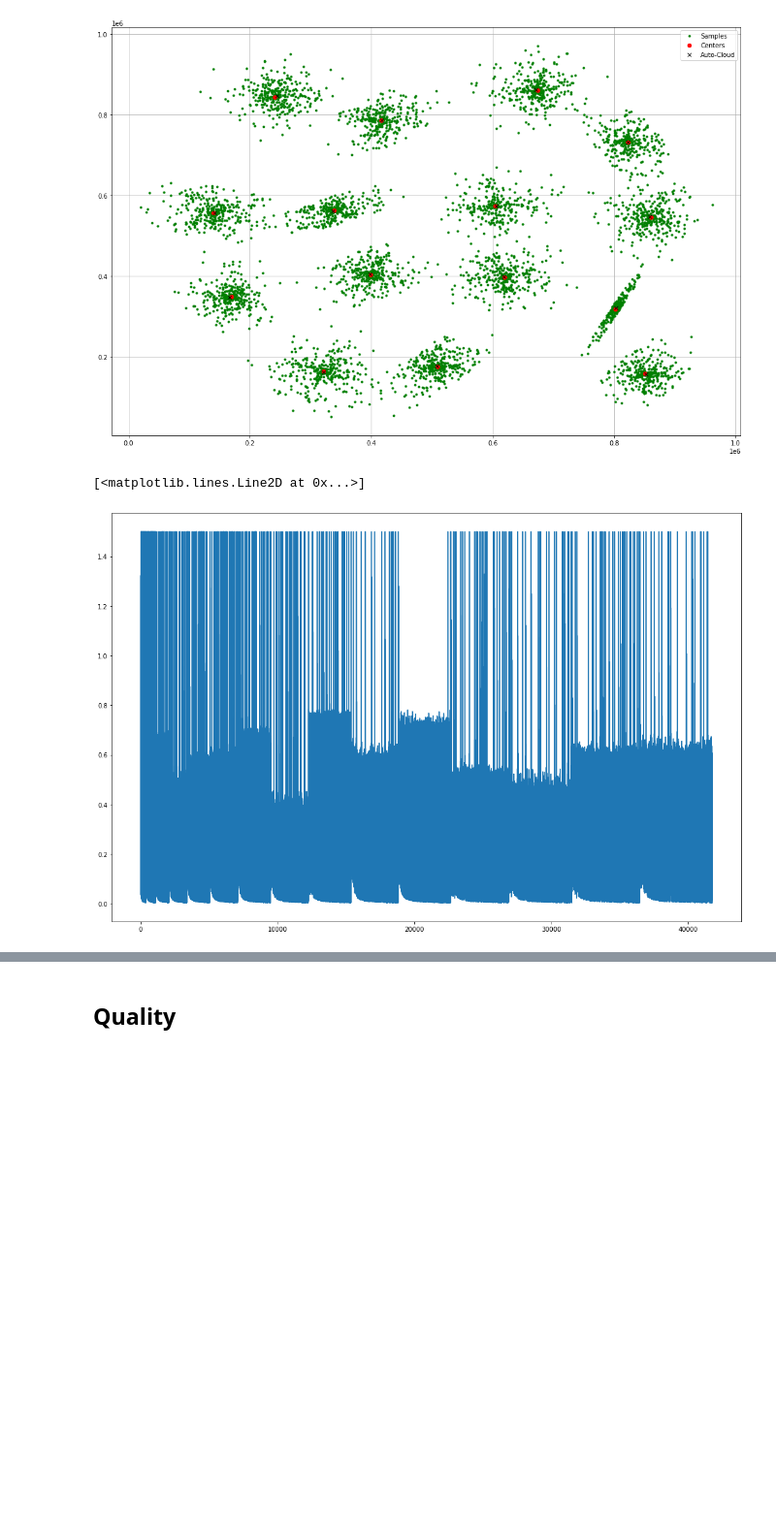
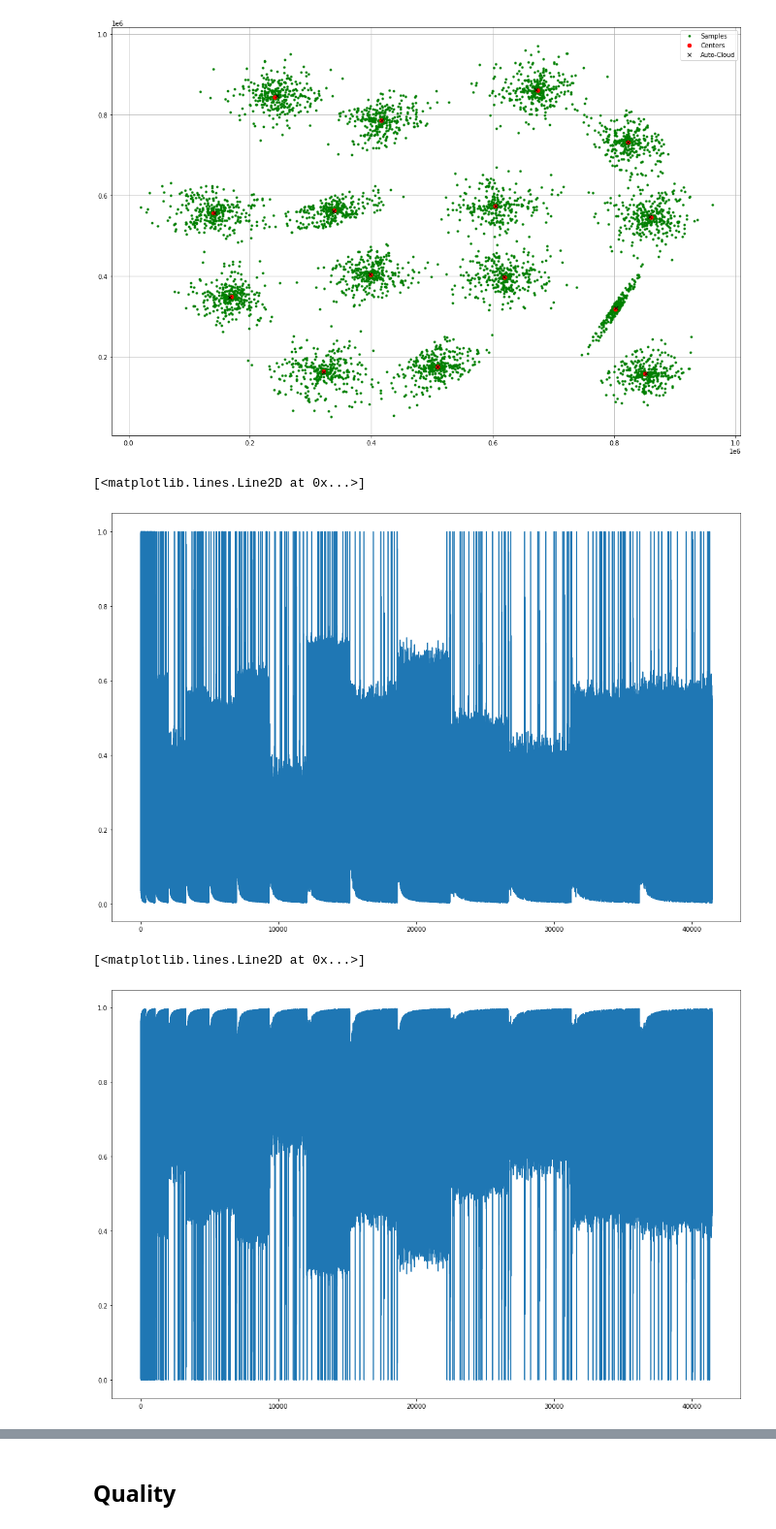
Before and after one commit to MailsonRibeiroSantos/AutoCloud, a Jupyter notebook: Auto_Cloud.ipynb, the cells around one changed output, grey strips where cells are left out. Shown: that part at 97% size. Drawn from its saved outputs; the diff is of its cells as text; code cells hidden in the pictures; blank space fills up the shorter version.

```diff
--- a/Auto_Cloud.ipynb
+++ b/Auto_Cloud.ipynb
@@ -195,8 +201,13 @@ plt.show()
 # %% [output]
 [figure]
 # %%
-plt.plot(teste.listEccentricity)
+plt.plot(test.listEccentricity)
 # %% [output]
 [<matplotlib.lines.Line2D at 0x...>]
-[figure, old version]
+[figure, new version]
+# %%
+plt.plot(test.listTypicality)
+# %% [output]
+[<matplotlib.lines.Line2D at 0x...>]
+[figure, added]
 # %%
```
Also changed, not shown: parts of 22 cells of this notebook.
